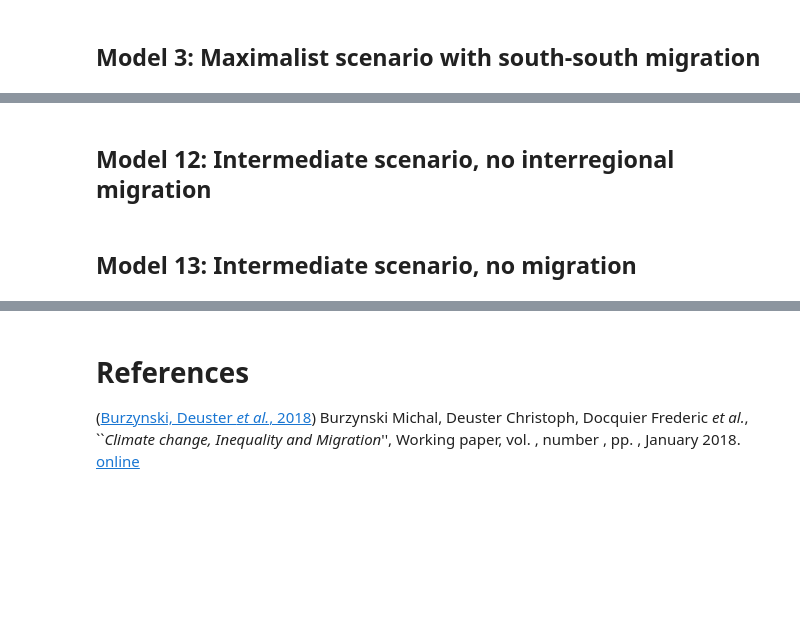
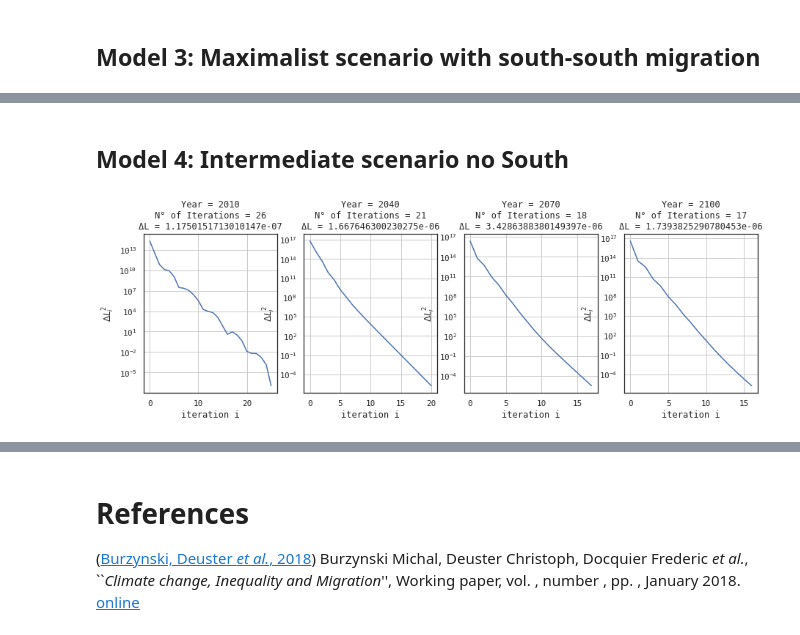
Before and after one commit to hscheewel/GeographyOfClimateMigration, a Jupyter notebook: model.ipynb, the cells around one changed output, grey strips where cells are left out. Saved outputs shown, nothing was run; the diff lists cells and outputs as text; code cells hidden in the pictures; blank space fills up the shorter version.

```diff
--- a/model.ipynb
+++ b/model.ipynb
@@ -540,12 +540,14 @@ def calib_migcosts(self,config='full_migration'):
     if config == 'no_south':
         for r in R:
             for s in S:
-                self.xij.loc[:,(r,s)] = np.array(self.xij[r][s].multiply(self.OECD,1))
+                self.xij.loc[:,(r,s)] = np.array(self.xij[r][s].pow(self.OECD,1))
+        self.xij = self.xij.fillna(1)
 
-    if config == 'no_south_north':
+    if config == 'no_north':
         for r in R:
             for s in S:
-                self.xij.loc[:,(r,s)] = np.array(self.xij[r][s].multiply(0**self.OECD,1))
+                self.xij.loc[:,(r,s)] = np.array(self.xij[r][s].pow(0**self.OECD,1))
+        self.xij = self.xij.fillna(1)
 
 
 model.calib_migcosts = calib_migcosts
@@ -1232,7 +1234,7 @@ def out_composition_of_mig(self,drop=None):
     plt.xticks(list(dt))
     plt.show()
 
-def out_distplot(self,li=[],var='w',save=False,text=False):
+def out_distplot(self,li=[],var='w',save=False,text=False,save_name='income.pdf',cols=1):
     li = [self] + li
     lines = [":","-","--","-.","-"]
     linecycler = cycle(lines)
@@ -1270,7 +1272,7 @@ def out_distplot(self,li=[],var='w',save=False,text=False):
 
     # Configurations of plot
     plt.axvline(x=np.log10(extr_pov),ymin=0,c=next(c))
-    plt.legend(loc='upper center', bbox_to_anchor=(0.5, -0.1))
+    plt.legend(loc='upper center', bbox_to_anchor=(0.5, -0.1),ncol=cols)
     plt.xticks(np.linspace(-3,2,6),np.linspace(0,100,6))
     plt.grid(True,linestyle=':')
     plt.title("Income as Ratio of World's Average")
@@ -1280,7 +1282,7 @@ def out_distplot(self,li=[],var='w',save=False,text=False):
         plt.text(.70,0.38, s=txt,horizontalalignment='left',
         verticalalignment='center',fontsize=9)
     if save == True:
-        fig.savefig('graphs/distributions/income.pdf')
+        fig.savefig('graphs/distributions/%s' % save_name)
     plt.show()
 
 def out_sankeyplot(self,region='a', skill='l', area='d', year=2100,
@@ -1473,2 +1383,0 @@ m11.urbanization()
-# %% [markdown]
-## Model 12: Intermediate scenario, no interregional migration
@@ -1486,2 +1383,0 @@ m12.urbanization()
-# %% [markdown]
-## Model 13: Intermediate scenario, no migration
@@ -1499,0 +1384,13 @@ m13.urbanization()
+# %% [markdown]
+## Model 4: Intermediate scenario no South
+# %%
+m4 = model(name='maximalist no South', tol=1e-5, scenario='intermediate')
+m4.calib_kappa()
+m4.calib_A()
+m4.calib_epsilon()
+m4.calib_migcosts('no_south')
+m4.fertility()
+m4.simulate(report=True, report_from=0, max_iter=50)
+m4.urbanization()
+# %% [output]
+[figure, added]
```
Also changed, not shown: parts of 56 cells of this notebook.
